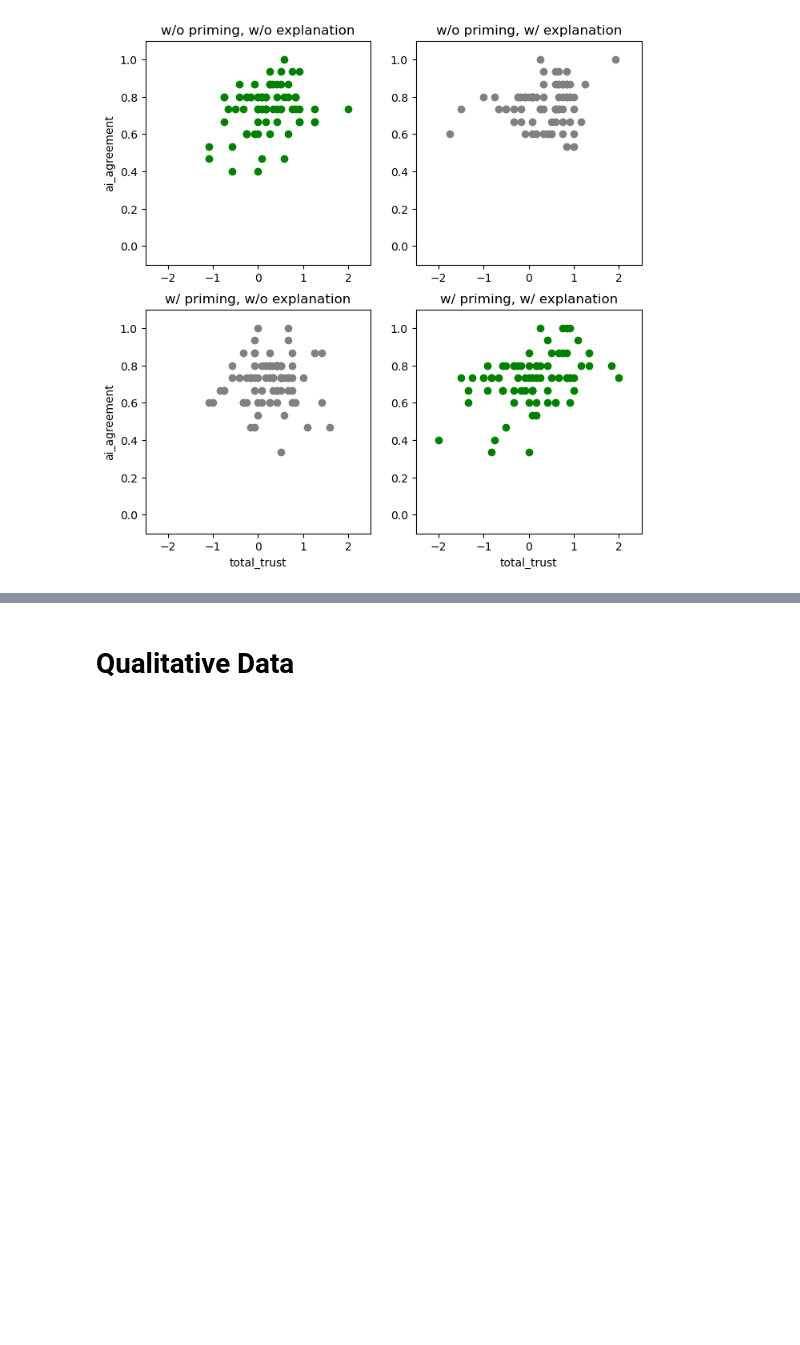
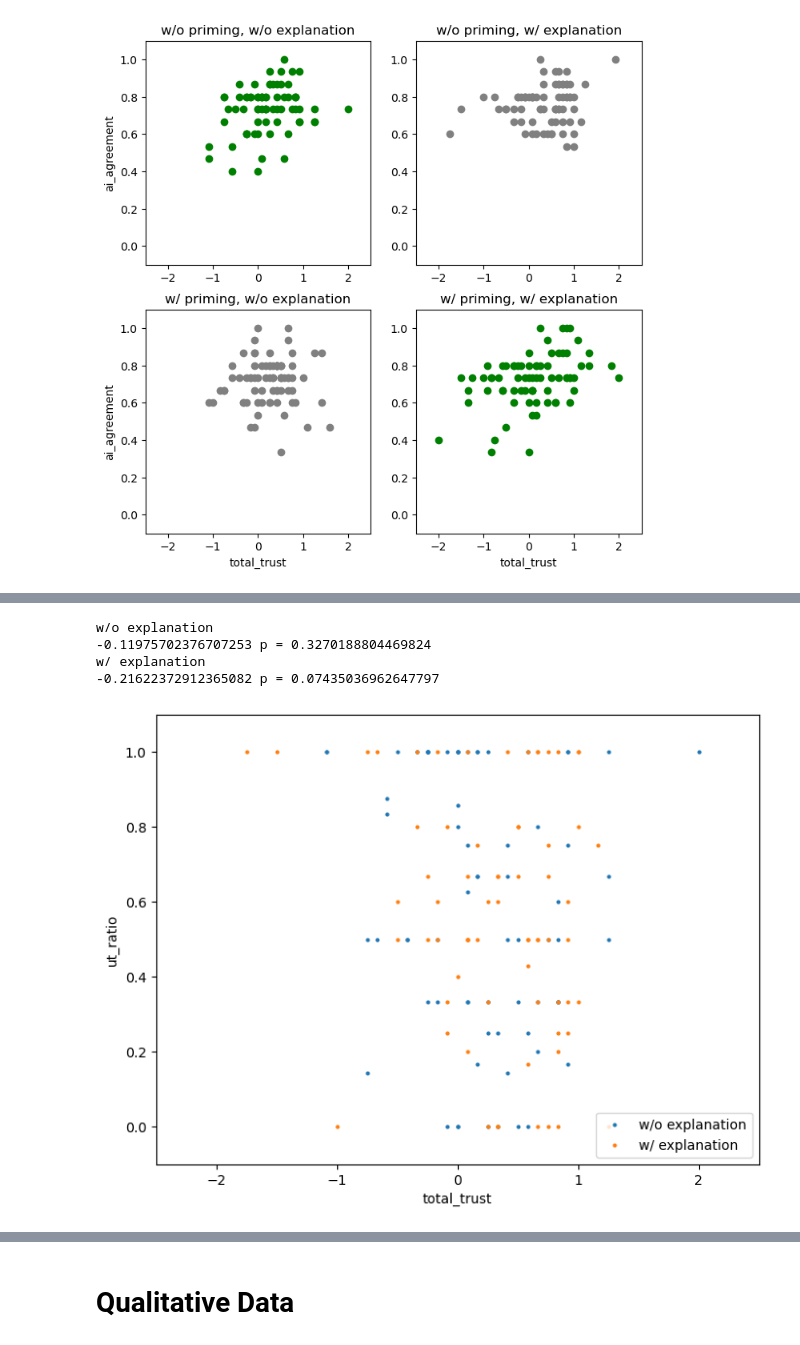
Before and after one commit to RRachelRR/xai_priming, a Jupyter notebook: data_analysis/Analysis.ipynb, the cells around one changed output, grey strips where cells are left out. Cells and saved outputs as stored; diff of their text form; code cells hidden in the pictures; blank space fills up the shorter version.

```diff
--- a/data_analysis/Analysis.ipynb
+++ b/data_analysis/Analysis.ipynb
@@ -1254,0 +1290,10 @@ For the group without priming, we can also compare in more detail how the presen
+# %%
+dfs = [results_wo_0, results_w_0]
+labels = ["w/o explanation","w/ explanation"]
+scatter("total_trust", "ut_ratio", dfs, labels, likert_x = True, likert_y = False)
+# %% [output]
+w/o explanation
+-0.11975702376707253 p = 0.3270188804469824
+w/ explanation
+-0.21622372912365082 p = 0.07435036962647797
+[figure, added]
```
Also changed, not shown: parts of 42 cells of this notebook, 1 other file.
